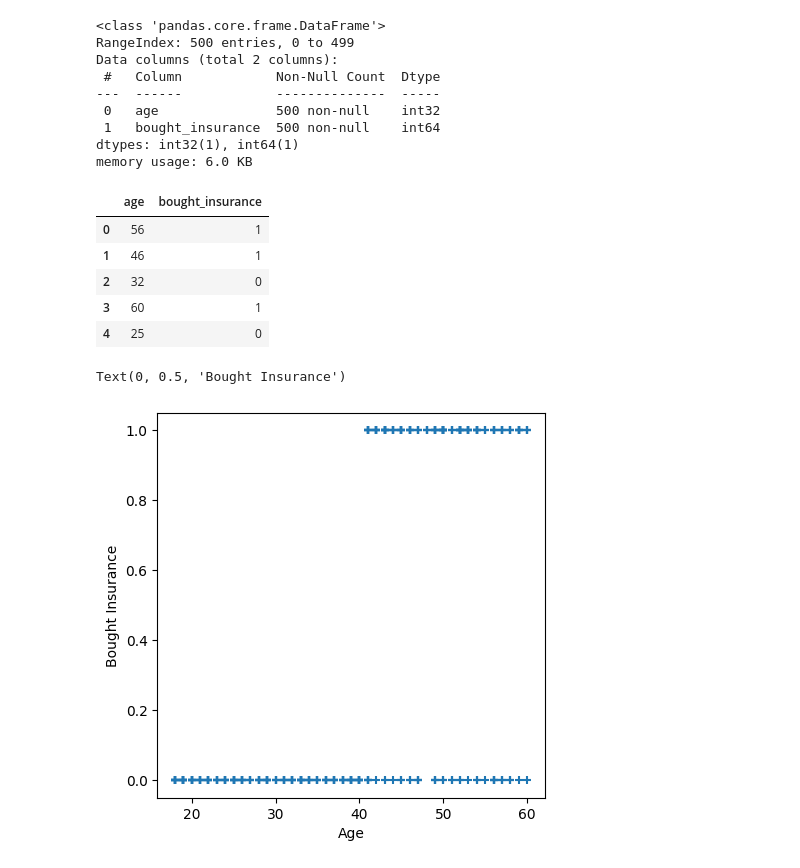
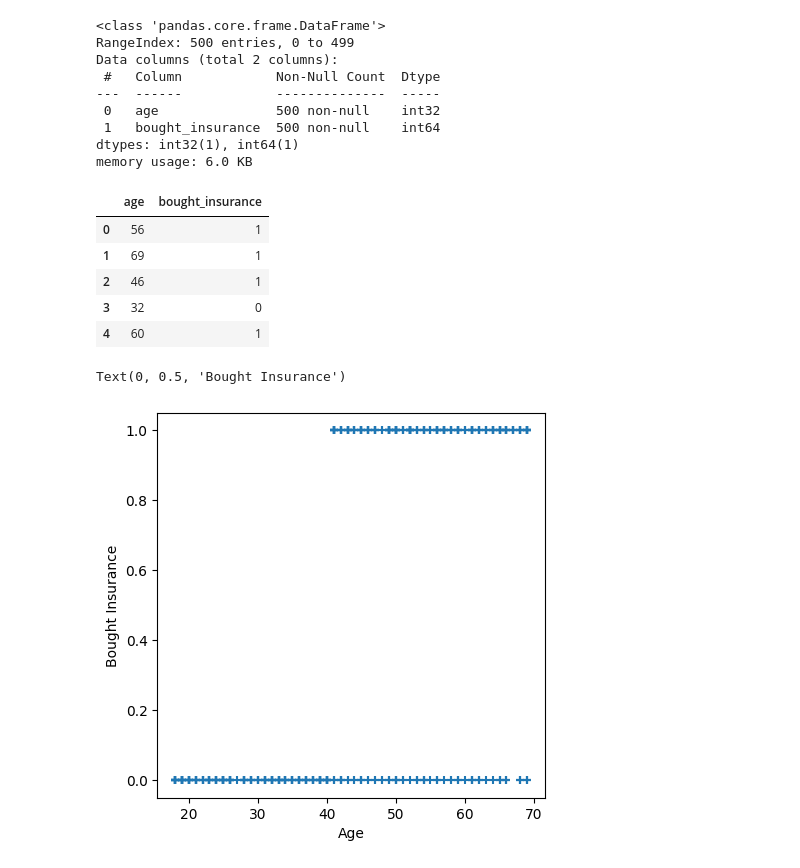
Before and after one commit to prasannaneupane/AI_Lab, a Jupyter notebook: logistic_regression.ipynb, the cells around one changed output. Saved outputs shown, nothing was run; the diff lists cells and outputs as text; code cells hidden in the pictures.

```diff
--- a/logistic_regression.ipynb
+++ b/logistic_regression.ipynb
@@ -10,7 +10,7 @@ import numpy as np
 import pandas as pd
 
 np.random.seed(42)  # for reproducibility
-age = np.random.randint(18, 61, size=500)
+age = np.random.randint(18, 70, size=500)
 
 bought_insurance = [
     1 if a > 40 and np.random.rand() > 0.2 else 0
@@ -51,17 +51,17 @@ df.head()
 # %% [output]
 |  | age | bought_insurance |
 | 0 | 56 | 1 |
-| 1 | 46 | 1 |
-| 2 | 32 | 0 |
-| 3 | 60 | 1 |
-| 4 | 25 | 0 |
+| 1 | 69 | 1 |
+| 2 | 46 | 1 |
+| 3 | 32 | 0 |
+| 4 | 60 | 1 |
 # %%
-X=df['age']
-Y=df['bought_insurance']
+X=df[['age']]
+Y=df[['bought_insurance']]
 plt.figure(figsize=(5,5))
 plt.scatter(X,Y ,marker='+')
 plt.xlabel("Age")
 plt.ylabel("Bought Insurance")
 # %% [output]
 Text(0, 0.5, 'Bought Insurance')
-[figure, old version]
+[figure, new version]
```
Also changed, not shown: parts of 10 cells of this notebook, 1 other file.
